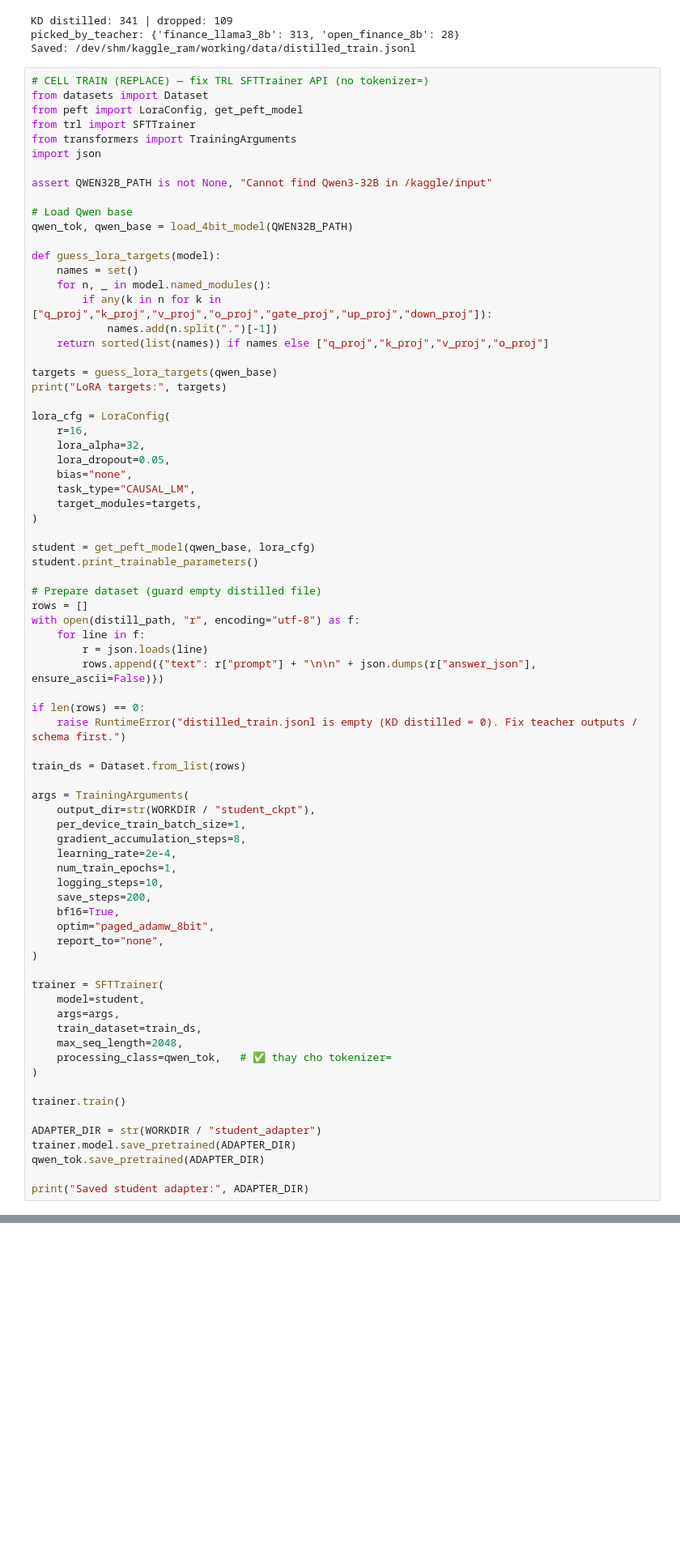
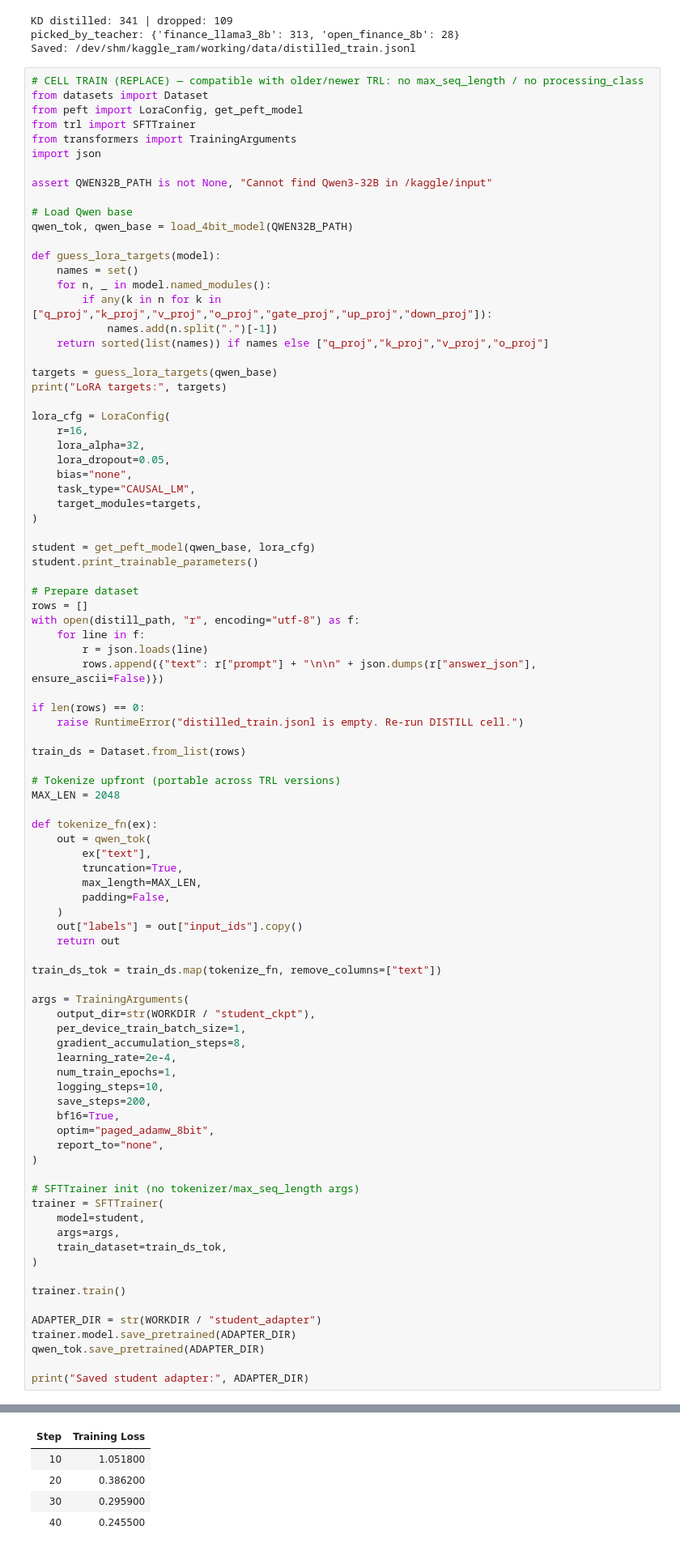
Before and after one commit to quanq6106-cmd/test, a Jupyter notebook: notebookf6301b262f.ipynb, the cells around one changed output, grey strips where cells are left out. Shown at 81% size. Drawn from its saved outputs; the diff is of its cells as text; blank space fills up the shorter version.

```diff
--- a/notebookf6301b262f.ipynb
+++ b/notebookf6301b262f.ipynb
@@ -871,7 +871,7 @@ KD distilled: 341 | dropped: 109
 picked_by_teacher: {'finance_llama3_8b': 313, 'open_finance_8b': 28}
 Saved: /dev/shm/kaggle_ram/working/data/distilled_train.jsonl
 # %%
-# CELL TRAIN (REPLACE) — fix TRL SFTTrainer API (no tokenizer=)
+# CELL TRAIN (REPLACE) — compatible with older/newer TRL: no max_seq_length / no processing_class
 from datasets import Dataset
 from peft import LoraConfig, get_peft_model
 from trl import SFTTrainer
@@ -905,7 +905,7 @@ lora_cfg = LoraConfig(
 student = get_peft_model(qwen_base, lora_cfg)
 student.print_trainable_parameters()
 
-# Prepare dataset (guard empty distilled file)
+# Prepare dataset
 rows = []
 with open(distill_path, "r", encoding="utf-8") as f:
     for line in f:
@@ -913,9 +913,24 @@ with open(distill_path, "r", encoding="utf-8") as f:
         rows.append({"text": r["prompt"] + "\n\n" + json.dumps(r["answer_json"], ensure_ascii=False)})
 
 if len(rows) == 0:
-    raise RuntimeError("distilled_train.jsonl is empty (KD distilled = 0). Fix teacher outputs / schema first.")
+    raise RuntimeError("distilled_train.jsonl is empty. Re-run DISTILL cell.")
 
 train_ds = Dataset.from_list(rows)
+
+# Tokenize upfront (portable across TRL versions)
+MAX_LEN = 2048
+
+def tokenize_fn(ex):
+    out = qwen_tok(
+        ex["text"],
+        truncation=True,
+        max_length=MAX_LEN,
+        padding=False,
+    )
+    out["labels"] = out["input_ids"].copy()
+    return out
+
+train_ds_tok = train_ds.map(tokenize_fn, remove_columns=["text"])
 
 args = TrainingArguments(
     output_dir=str(WORKDIR / "student_ckpt"),
@@ -930,12 +945,11 @@ args = TrainingArguments(
     report_to="none",
 )
 
+# SFTTrainer init (no tokenizer/max_seq_length args)
 trainer = SFTTrainer(
     model=student,
     args=args,
-    train_dataset=train_ds,
-    max_seq_length=2048,
-    processing_class=qwen_tok,   # ✅ thay cho tokenizer=
+    train_dataset=train_ds_tok,
 )
 
 trainer.train()
@@ -951,0 +967,5 @@ TypeError: SFTTrainer.__init__() got an unexpected keyword argument 'max_seq_len
+| Step | Training Loss |
+| 10 | 1.051800 |
+| 20 | 0.386200 |
+| 30 | 0.295900 |
+| 40 | 0.245500 |
```
Also changed, not shown: parts of 2 cells of this notebook.
